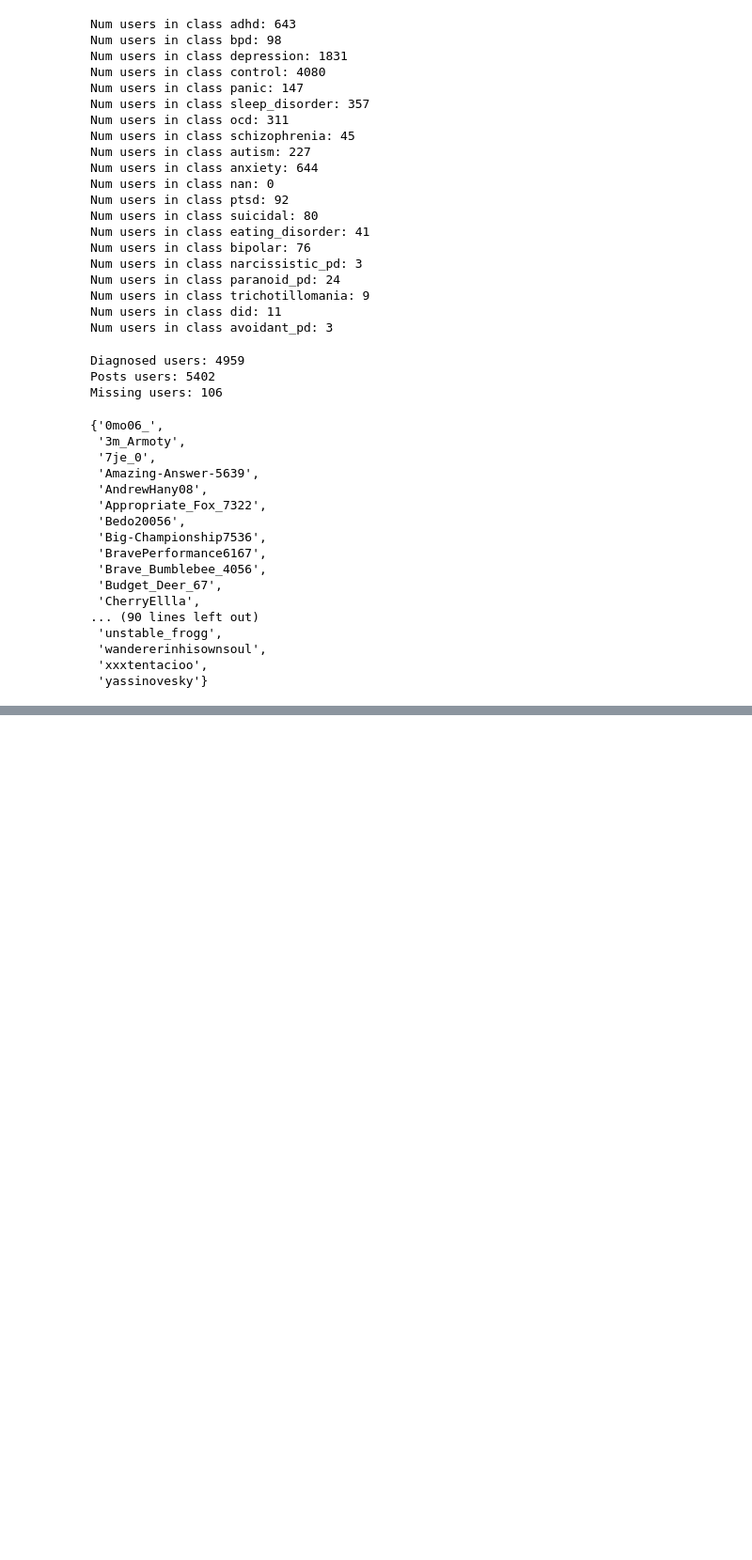
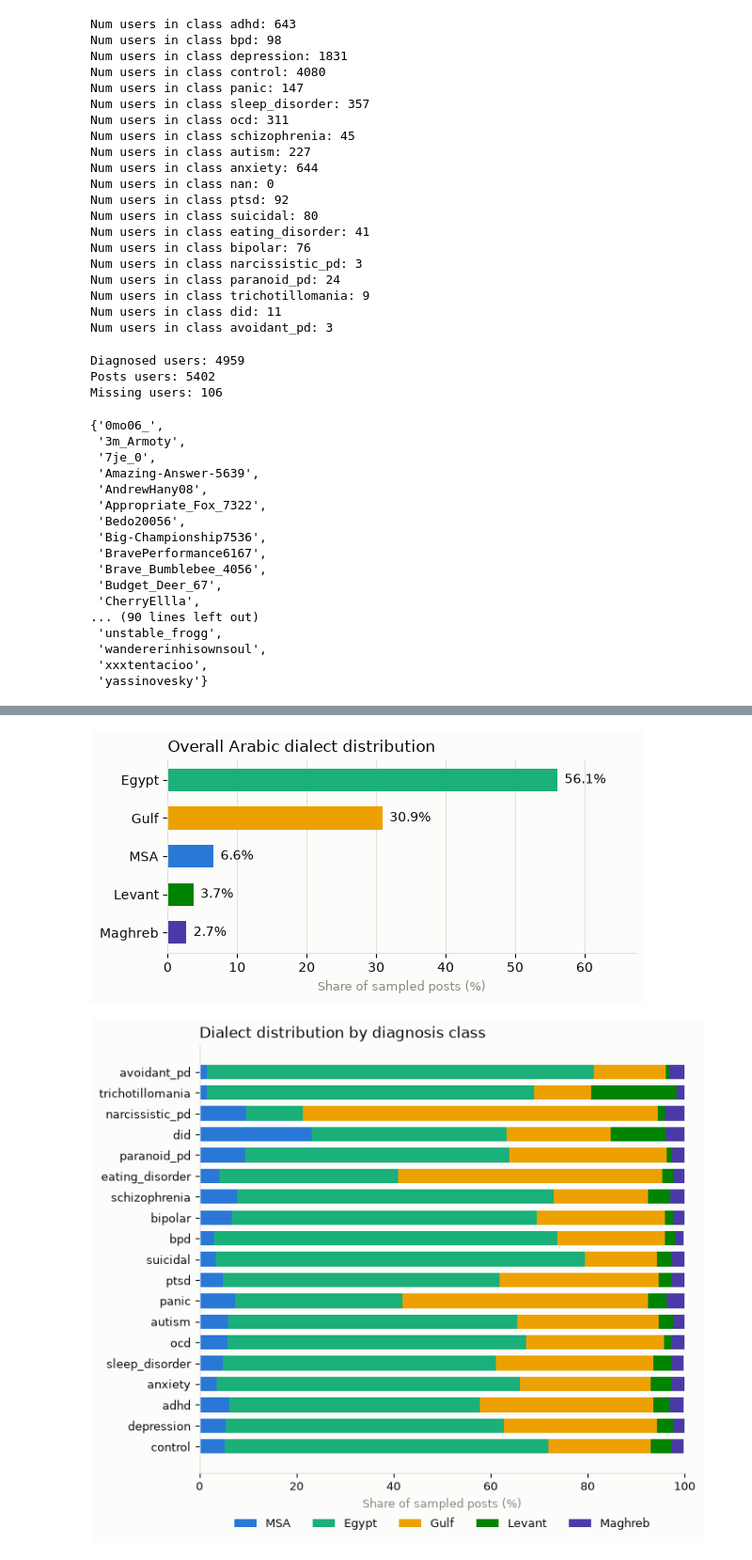
Before and after one commit to Zirikly-lab/carma, a Jupyter notebook: reddit-data-stats.ipynb, the cells around one changed output, grey strips where cells are left out. Shown at 94% size. Saved outputs shown, nothing was run; the diff lists cells and outputs as text; code cells hidden in the pictures; blank space fills up the shorter version.

```diff
--- a/reddit-data-stats.ipynb
+++ b/reddit-data-stats.ipynb
@@ -99,0 +323,14 @@ Missing users: 106
+# %%
+REGION_ORDER = ['MSA', 'Egypt', 'Gulf', 'Levant', 'Maghreb']
+
+overall_dialect_dist = dialect_sample['dialect_region'].value_counts(normalize=True).mul(100).round(1)
+overall_dialect_dist = overall_dialect_dist.reindex(REGION_ORDER)
+
+per_class_dialect_dist = pd.crosstab(dialect_sample['class'], dialect_sample['dialect_region'], normalize='index').mul(100).round(1)
+per_class_dialect_dist = per_class_dialect_dist.reindex(columns=REGION_ORDER).fillna(0)
+per_class_dialect_dist = per_class_dialect_dist.loc[class_stats.index]  # same class order as Section 1
+
+print("Overall dialect distribution (% of sampled posts):")
+display(overall_dialect_dist)
+print("\nPer-class dialect distribution (% of sampled posts):")
+display(per_class_dialect_dist)
@@ -99,0 +365,51 @@ Missing users: 106
+# %%
+import matplotlib.pyplot as plt
+
+REGION_COLORS = {
+    'MSA': '#2a78d6', 'Egypt': '#1baf7a', 'Gulf': '#eda100',
+    'Levant': '#008300', 'Maghreb': '#4a3aa7',
+}
+SURFACE, INK_PRIMARY, INK_MUTED, GRIDLINE = '#fcfcfb', '#0b0b0b', '#898781', '#e1e0d9'
+
+# --- Figure 1: overall dialect distribution ---
+overall_sorted = overall_dialect_dist.sort_values(ascending=True)
+fig, ax = plt.subplots(figsize=(6, 3), facecolor=SURFACE)
+ax.set_facecolor(SURFACE)
+bars = ax.barh(overall_sorted.index, overall_sorted.values,
+                color=[REGION_COLORS[r] for r in overall_sorted.index], height=0.6)
+for bar, val in zip(bars, overall_sorted.values):
+    ax.text(val + 1, bar.get_y() + bar.get_height() / 2, f'{val:.1f}%',
+            va='center', ha='left', color=INK_PRIMARY, fontsize=10)
+ax.set_xlim(0, max(overall_sorted.values) * 1.2)
+ax.set_xlabel('Share of sampled posts (%)', color=INK_MUTED, fontsize=9)
+ax.set_title('Overall Arabic dialect distribution', color=INK_PRIMARY, fontsize=12, loc='left')
+ax.tick_params(colors=INK_PRIMARY, labelsize=10)
+ax.spines[['top', 'right']].set_visible(False)
+ax.spines[['left', 'bottom']].set_color(GRIDLINE)
+ax.xaxis.grid(True, color=GRIDLINE, linewidth=0.8)
+ax.set_axisbelow(True)
+fig.tight_layout()
+fig.savefig('data/posts/v1/fig_dialect_overall.png', dpi=300, bbox_inches='tight')
+plt.show()
+
+# --- Figure 2: dialect distribution by diagnosis class ---
+fig, ax = plt.subplots(figsize=(7, 6), facecolor=SURFACE)
+ax.set_facecolor(SURFACE)
+left = pd.Series(0.0, index=per_class_dialect_dist.index)
+for region in REGION_ORDER:
+    vals = per_class_dialect_dist[region]
+    ax.barh(per_class_dialect_dist.index, vals, left=left, color=REGION_COLORS[region], height=0.7, label=region)
+    left = left + vals
+ax.set_xlim(0, 100)
+ax.set_xlabel('Share of sampled posts (%)', color=INK_MUTED, fontsize=9)
+ax.set_title('Dialect distribution by diagnosis class', color=INK_PRIMARY, fontsize=12, loc='left')
+ax.tick_params(colors=INK_PRIMARY, labelsize=9)
+ax.spines[['top', 'right']].set_visible(False)
+ax.spines[['left', 'bottom']].set_color(GRIDLINE)
+ax.legend(loc='upper center', bbox_to_anchor=(0.5, -0.08), ncol=5, frameon=False, fontsize=9, labelcolor=INK_PRIMARY)
+fig.tight_layout()
+fig.savefig('data/posts/v1/fig_dialect_by_class.png', dpi=300, bbox_inches='tight')
+plt.show()
+# %% [output]
+[figure, added]
+[figure, added]
```
Also changed, not shown: parts of 16 cells of this notebook, 6 other files.
